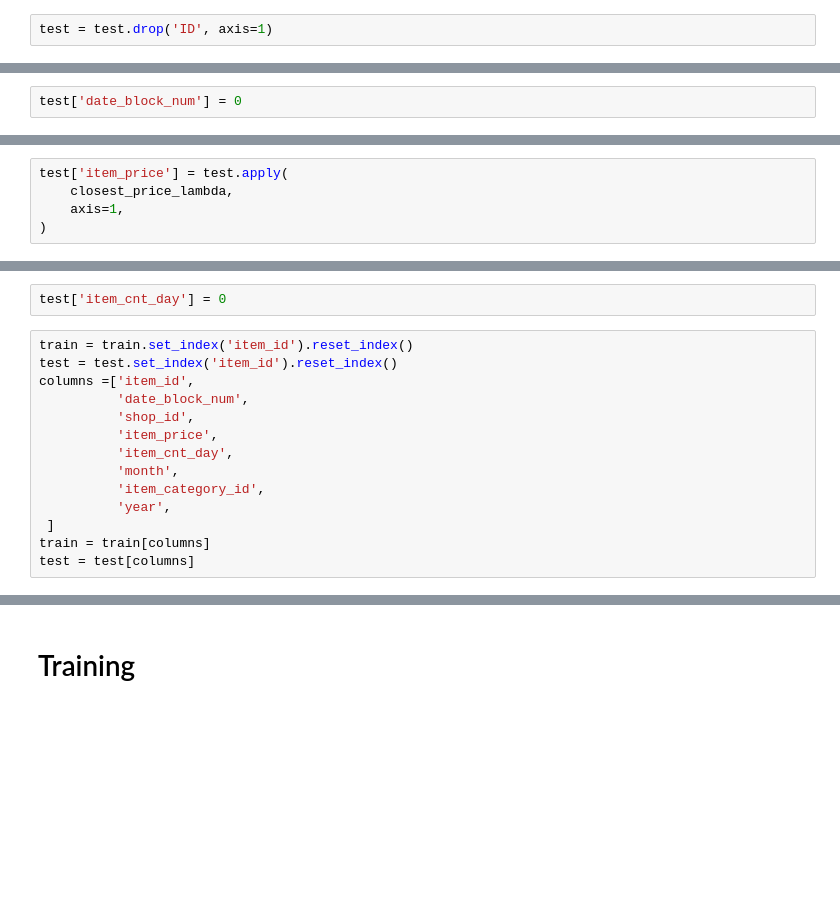
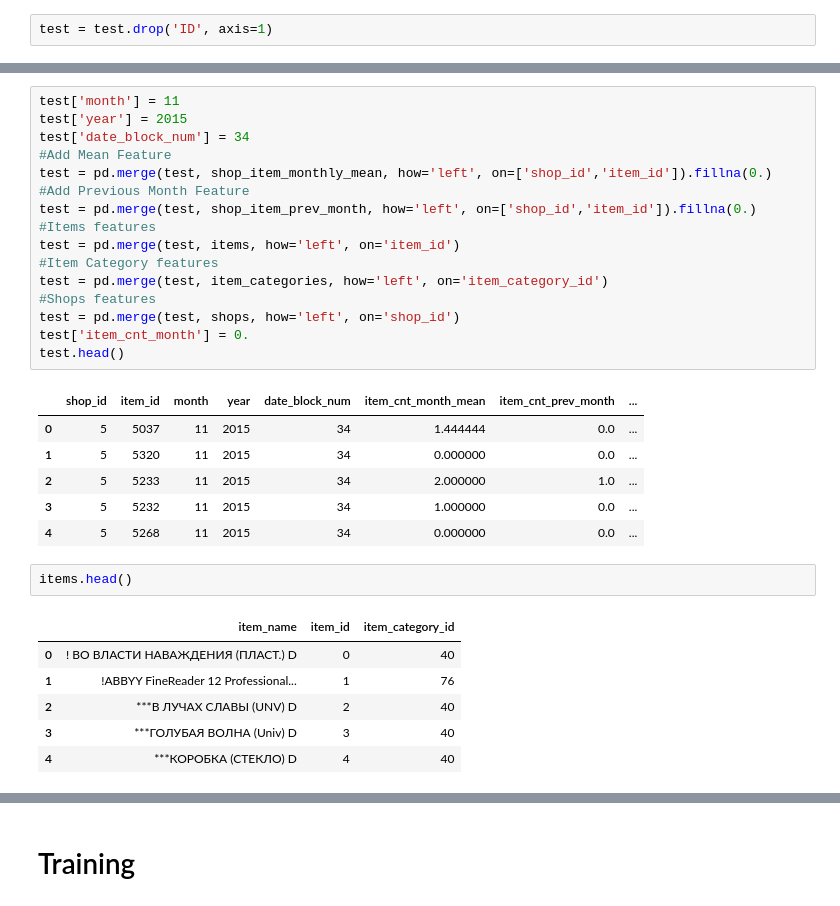
Before and after one commit to ashr123/Kaggle, a Jupyter notebook: competitive-data-science-predict-future-sales/predict_future_sales.ipynb, the cells around one changed output, grey strips where cells are left out. Cells and saved outputs as stored; diff of their text form; blank space fills up the shorter version.

```diff
--- a/competitive-data-science-predict-future-sales/predict_future_sales.ipynb
+++ b/competitive-data-science-predict-future-sales/predict_future_sales.ipynb
@@ -120,2 +96,0 @@ dtype: bool
-# %%
-test['date_block_num'] = 0
@@ -147,5 +96,0 @@ def closest_price_lambda(x):
-# %%
-test['item_price'] = test.apply(
-    closest_price_lambda,
-    axis=1,
-)
@@ -161,16 +96,0 @@ test['item_price'] = test.apply(
-# %%
-test['item_cnt_day'] = 0
-# %%
-train = train.set_index('item_id').reset_index()
-test = test.set_index('item_id').reset_index()
-columns =['item_id',
-          'date_block_num',
-          'shop_id',
-          'item_price',
-          'item_cnt_day',
-          'month',
-          'item_category_id',
-          'year',
- ]
-train = train[columns]
-test = test[columns]
@@ -200,0 +97,32 @@ display(test.head())
+# %%
+test['month'] = 11
+test['year'] = 2015
+test['date_block_num'] = 34
+#Add Mean Feature
+test = pd.merge(test, shop_item_monthly_mean, how='left', on=['shop_id','item_id']).fillna(0.)
+#Add Previous Month Feature
+test = pd.merge(test, shop_item_prev_month, how='left', on=['shop_id','item_id']).fillna(0.)
+#Items features
+test = pd.merge(test, items, how='left', on='item_id')
+#Item Category features
+test = pd.merge(test, item_categories, how='left', on='item_category_id')
+#Shops features
+test = pd.merge(test, shops, how='left', on='shop_id')
+test['item_cnt_month'] = 0.
+test.head()
+# %% [output]
+|  | shop_id | item_id | month | year | date_block_num | item_cnt_month_mean | item_cnt_prev_month | ... |
+| 0 | 5 | 5037 | 11 | 2015 | 34 | 1.444444 | 0.0 | ... |
+| 1 | 5 | 5320 | 11 | 2015 | 34 | 0.000000 | 0.0 | ... |
+| 2 | 5 | 5233 | 11 | 2015 | 34 | 2.000000 | 1.0 | ... |
+| 3 | 5 | 5232 | 11 | 2015 | 34 | 1.000000 | 0.0 | ... |
+| 4 | 5 | 5268 | 11 | 2015 | 34 | 0.000000 | 0.0 | ... |
+# %%
+items.head()
+# %% [output]
+|  | item_name | item_id | item_category_id |
+| 0 | ! ВО ВЛАСТИ НАВАЖДЕНИЯ (ПЛАСТ.) D | 0 | 40 |
+| 1 | !ABBYY FineReader 12 Professional... | 1 | 76 |
+| 2 | ***В ЛУЧАХ СЛАВЫ (UNV) D | 2 | 40 |
+| 3 | ***ГОЛУБАЯ ВОЛНА (Univ) D | 3 | 40 |
+| 4 | ***КОРОБКА (СТЕКЛО) D | 4 | 40 |
```
Also changed, not shown: parts of 61 cells of this notebook, 1 other file.
